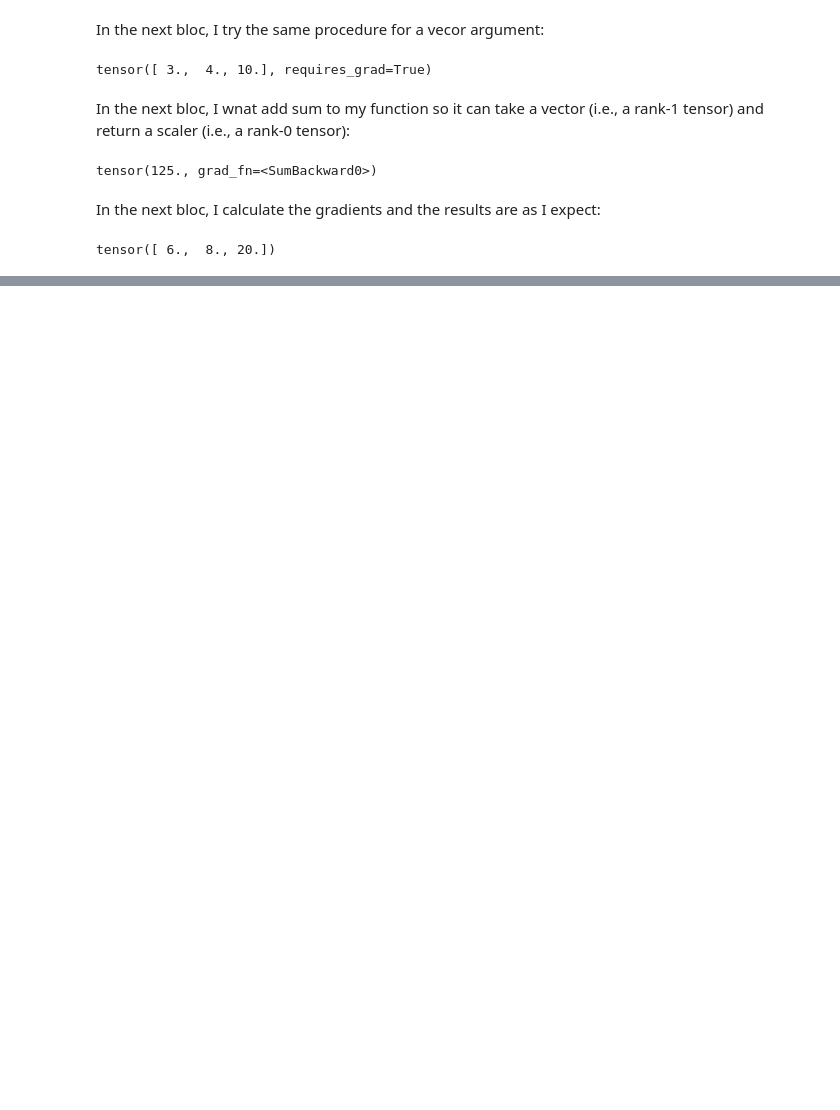
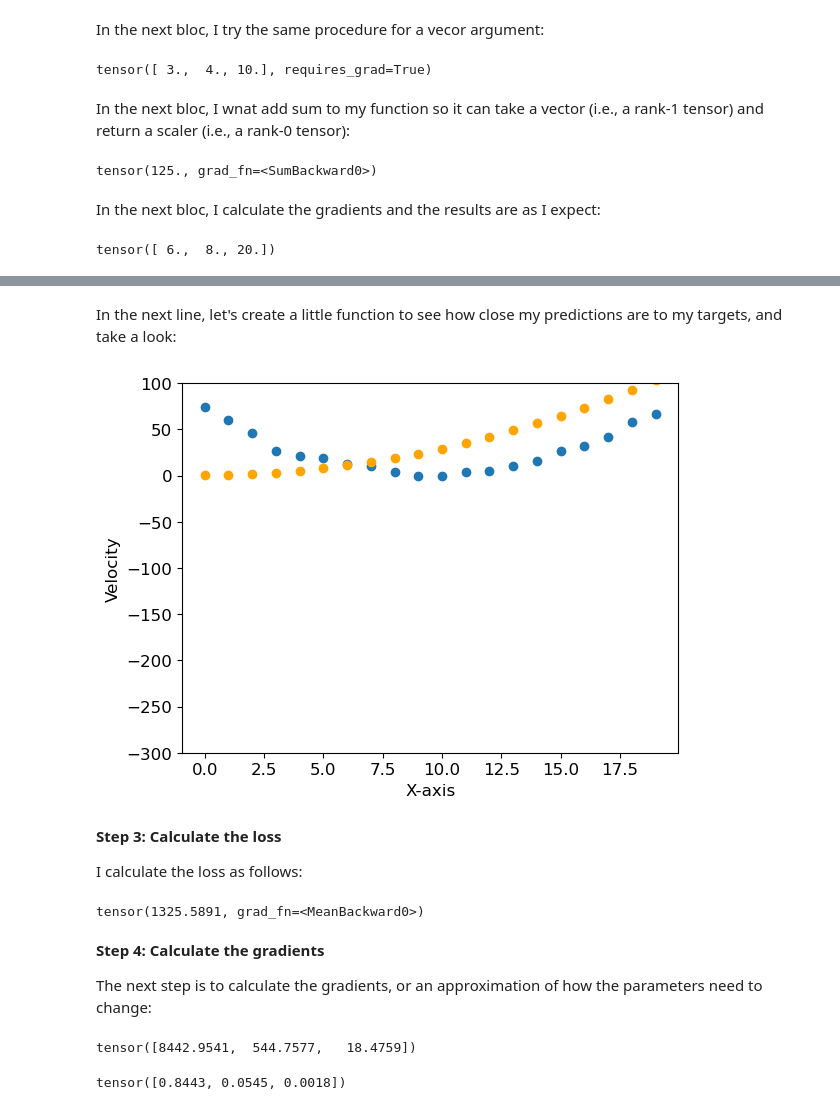
Before and after one commit to Ghaem313Ghaem/Resume, a Jupyter notebook: Artificial Intelligence/Three or Seven Digit Classifier.ipynb, the cells around one changed output, grey strips where cells are left out. Drawn from its saved outputs; the diff is of its cells as text; code cells hidden in the pictures; blank space fills up the shorter version.

```diff
--- a/Artificial Intelligence/Three or Seven Digit Classifier.ipynb
+++ b/Artificial Intelligence/Three or Seven Digit Classifier.ipynb
@@ -459,0 +477,4 @@ tensor([ 6.,  8., 20.])
+# %%
+def f_training_quadratic_guess(t, params):
+    a, b, c = params
+    return a*(t**2) + (b*t) + c
@@ -459,0 +507,37 @@ tensor([ 6.,  8., 20.])
+# %% [markdown]
+In the next line, let's create a little function to see how close my predictions are to my targets, and take a look:
+# %%
+def show_preds(preds, ax=None):
+    if ax is None:
+        ax = plt.subplots()[1]
+    ax.scatter(time, speed)
+    ax.scatter(time, to_np(preds), color="orange")
+    ax.set_ylim(-300, 100)
+    plt.ylabel("Velocity")
+    plt.xlabel("X-axis")
+
+show_preds(preds)
+# %% [output]
+[figure, added]
+# %% [markdown]
+**Step 3: Calculate the loss**
+
+I calculate the loss as follows:
+# %%
+loss = mse(preds, speed)
+loss
+# %% [output]
+tensor(1325.5891, grad_fn=<MeanBackward0>)
+# %% [markdown]
+**Step 4: Calculate the gradients**
+
+The next step is to calculate the gradients, or an approximation of how the parameters need to change:
+# %%
+loss.backward()
+params.grad
+# %% [output]
+tensor([8442.9541,  544.7577,   18.4759])
+# %%
+params.grad*1e-4
+# %% [output]
+tensor([0.8443, 0.0545, 0.0018])
```
Also changed, not shown: parts of 25 cells of this notebook.
